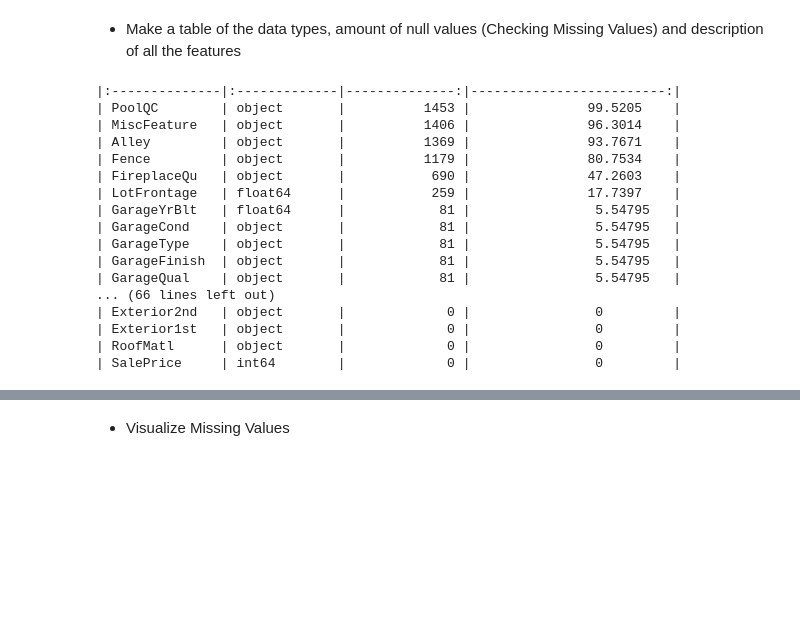
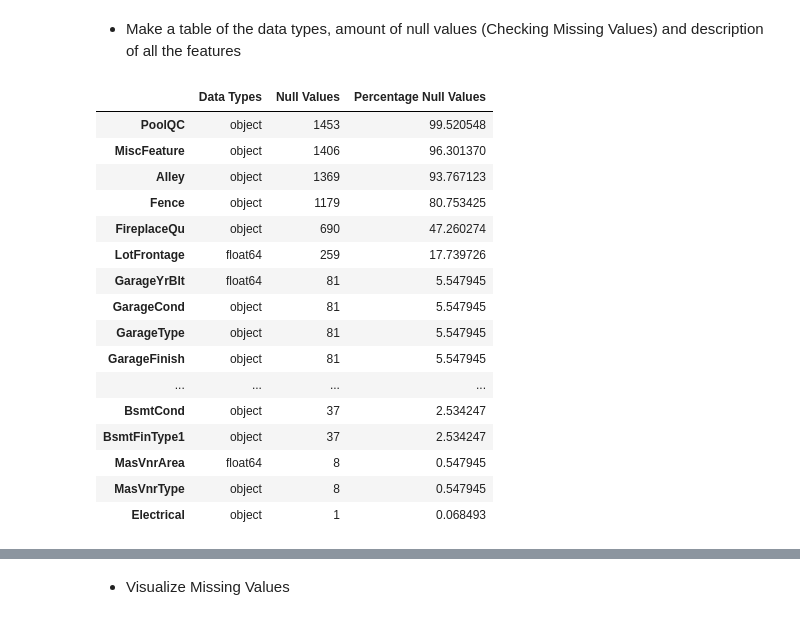
Before and after one commit to carlosfarfangalindoNL222/Steps_In_Depth_Machine_Learning, a Jupyter notebook: Steps_Machine_Learning_Model/2_EDA/2_Exploritary_Data_Analysis.ipynb, the cells around one changed output, grey strips where cells are left out. Saved outputs shown, nothing was run; the diff lists cells and outputs as text; code cells hidden in the pictures; blank space fills up the shorter version.

```diff
--- a/Steps_Machine_Learning_Model/2_EDA/2_Exploritary_Data_Analysis.ipynb
+++ b/Steps_Machine_Learning_Model/2_EDA/2_Exploritary_Data_Analysis.ipynb
@@ -124,31 +125,36 @@ corr_df.head(40)
 # %% [markdown]
 * Make a table of the data types, amount of null values (Checking Missing Values) and description of all the features
 # %%
-data_types = train.dtypes
-null_values = train.isnull().sum()
-feature_names = train.columns
-percentage_null_values = (null_values/train.shape[0])*100
-df_dt_null = pd.DataFrame({'Features':feature_names,'Data Types': data_types, 'Null Values': null_values, 'Percentage Null Values': percentage_null_values})
-df_dt_null = df_dt_null.sort_values(by='Null Values', ascending=False)
-df_dt_null_markdown =df_dt_null.copy()
-df_dt_null_markdown.drop('Features', inplace=True, axis=1)
+def Visualize_NA(df, s):
+    d_t = df.dtypes
+    n_v = df.isnull().sum()
+    f_n = df.columns
+    p_n_v = (n_v/df.shape[0])*100
+    df_dt_nul_per = pd.DataFrame({'Features':f_n,'Data Types': d_t, 'Null Values': n_v, 'Percentage Null Values': p_n_v})
+    df_dt_nul_per = df_dt_nul_per.sort_values(by='Null Values', ascending=False)
+    if s == 1:
+        return df_dt_nul_per
+    else:
+        df_dt_nul_per.drop('Features', inplace=True, axis=1)
+        df_dt_nul_per = df_dt_nul_per[df_dt_nul_per['Null Values'] > 0]
+        return df_dt_nul_per
+
+Visualize_NA(train,0).head(40)
+# %% [output]
+|  | Data Types | Null Values | Percentage Null Values |
+| PoolQC | object | 1453 | 99.520548 |
+| MiscFeature | object | 1406 | 96.301370 |
+| Alley | object | 1369 | 93.767123 |
+| Fence | object | 1179 | 80.753425 |
+| FireplaceQu | object | 690 | 47.260274 |
+| LotFrontage | float64 | 259 | 17.739726 |
+| GarageYrBlt | float64 | 81 | 5.547945 |
+| GarageCond | object | 81 | 5.547945 |
+| GarageType | object | 81 | 5.547945 |
+| GarageFinish | object | 81 | 5.547945 |
+| ... | ... | ... | ... |
+| BsmtCond | object | 37 | 2.534247 |
+| BsmtFinType1 | object | 37 | 2.534247 |
+| MasVnrArea | float64 | 8 | 0.547945 |
+| MasVnrType | object | 8 | 0.547945 |
+| Electrical | object | 1 | 0.068493 |
-# %%
-print(df_dt_null_markdown.to_markdown())
-# %% [output]
-|:--------------|:-------------|--------------:|-------------------------:|
-| PoolQC        | object       |          1453 |               99.5205    |
-| MiscFeature   | object       |          1406 |               96.3014    |
-| Alley         | object       |          1369 |               93.7671    |
-| Fence         | object       |          1179 |               80.7534    |
-| FireplaceQu   | object       |           690 |               47.2603    |
-| LotFrontage   | float64      |           259 |               17.7397    |
-| GarageYrBlt   | float64      |            81 |                5.54795   |
-| GarageCond    | object       |            81 |                5.54795   |
-| GarageType    | object       |            81 |                5.54795   |
-| GarageFinish  | object       |            81 |                5.54795   |
-| GarageQual    | object       |            81 |                5.54795   |
-... (66 lines left out)
-| Exterior2nd   | object       |             0 |                0         |
-| Exterior1st   | object       |             0 |                0         |
-| RoofMatl      | object       |             0 |                0         |
-| SalePrice     | int64        |             0 |                0         |
```
Also changed, not shown: parts of 16 cells of this notebook.
